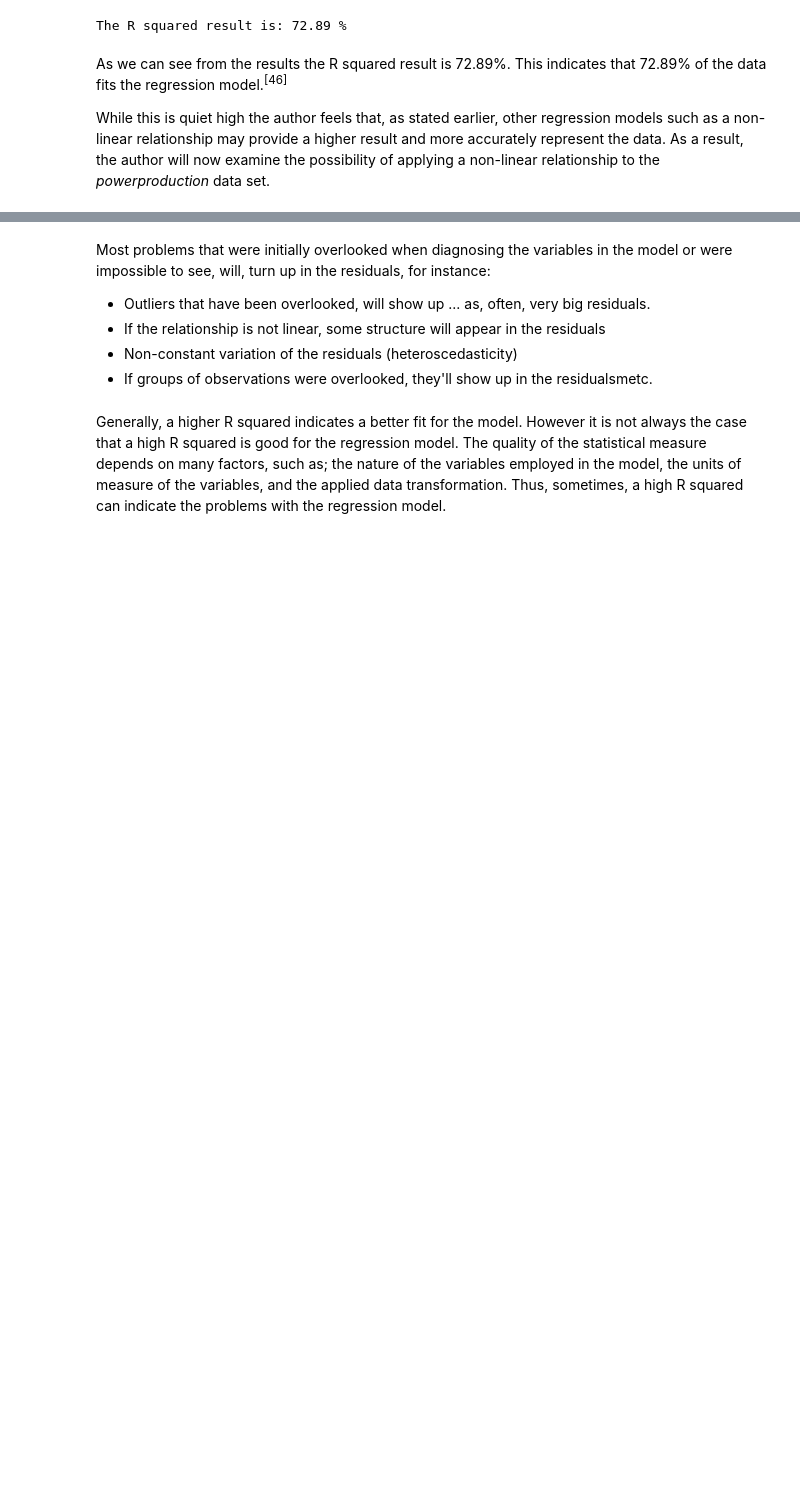
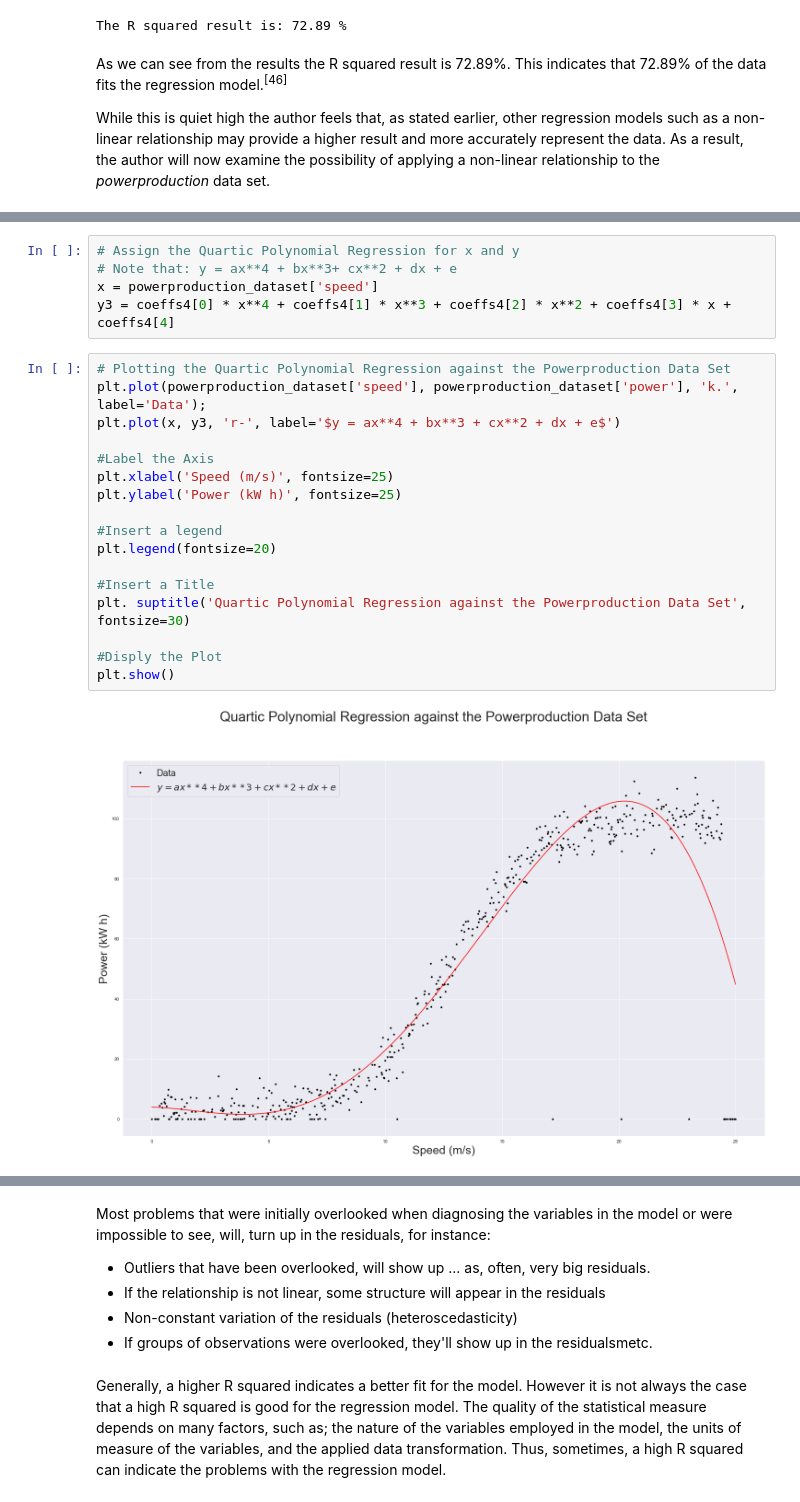
Before and after one commit to JPLee01/Fundamentals_of_Data_Analysis-Project_2020, a Jupyter notebook: Fundamentals of Data Analysis - Project 2020.ipynb, the cells around one changed output, grey strips where cells are left out. Saved outputs shown, nothing was run; the diff lists cells and outputs as text; blank space fills up the shorter version.

```diff
--- a/Fundamentals of Data Analysis - Project 2020.ipynb
+++ b/Fundamentals of Data Analysis - Project 2020.ipynb
@@ -416,0 +494,24 @@ Polynomial regression is a form of regression analysis in which the relationship
+# %%
+# Assign the Quartic Polynomial Regression for x and y
+# Note that: y = ax**4 + bx**3+ cx**2 + dx + e
+x = powerproduction_dataset['speed']
+y3 = coeffs4[0] * x**4 + coeffs4[1] * x**3 + coeffs4[2] * x**2 + coeffs4[3] * x + coeffs4[4]
+# %%
+# Plotting the Quartic Polynomial Regression against the Powerproduction Data Set
+plt.plot(powerproduction_dataset['speed'], powerproduction_dataset['power'], 'k.', label='Data');
+plt.plot(x, y3, 'r-', label='$y = ax**4 + bx**3 + cx**2 + dx + e$')
+
+#Label the Axis
+plt.xlabel('Speed (m/s)', fontsize=25)
+plt.ylabel('Power (kW h)', fontsize=25)
+
+#Insert a legend
+plt.legend(fontsize=20)
+
+#Insert a Title
+plt. suptitle('Quartic Polynomial Regression against the Powerproduction Data Set', fontsize=30)
+
+#Disply the Plot
+plt.show()
+# %% [output]
+[figure, added]
```
Also changed, not shown: parts of 17 cells of this notebook.
